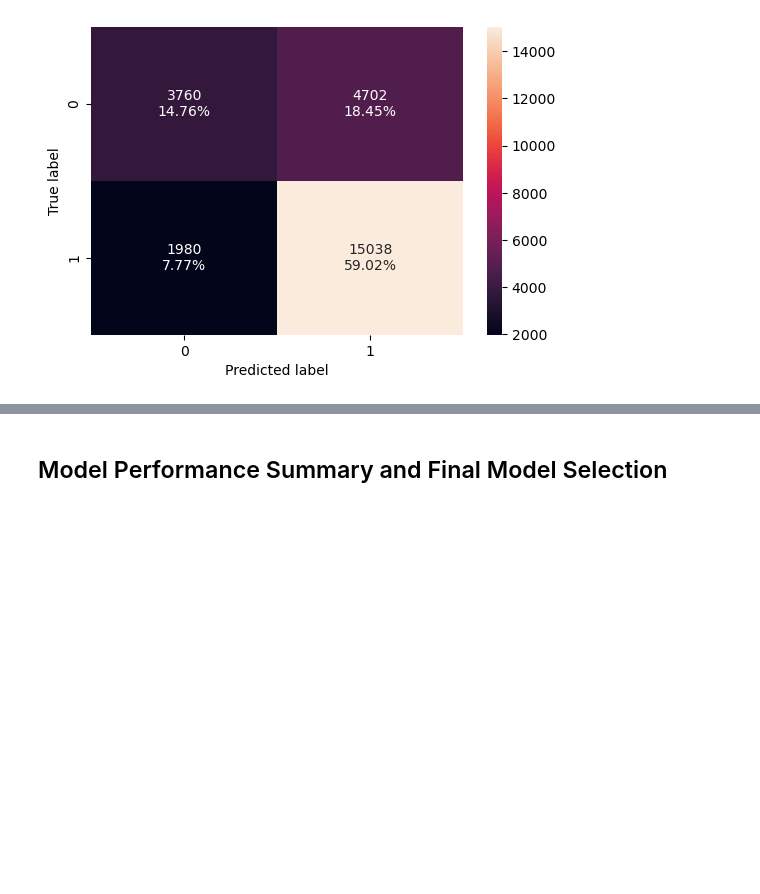
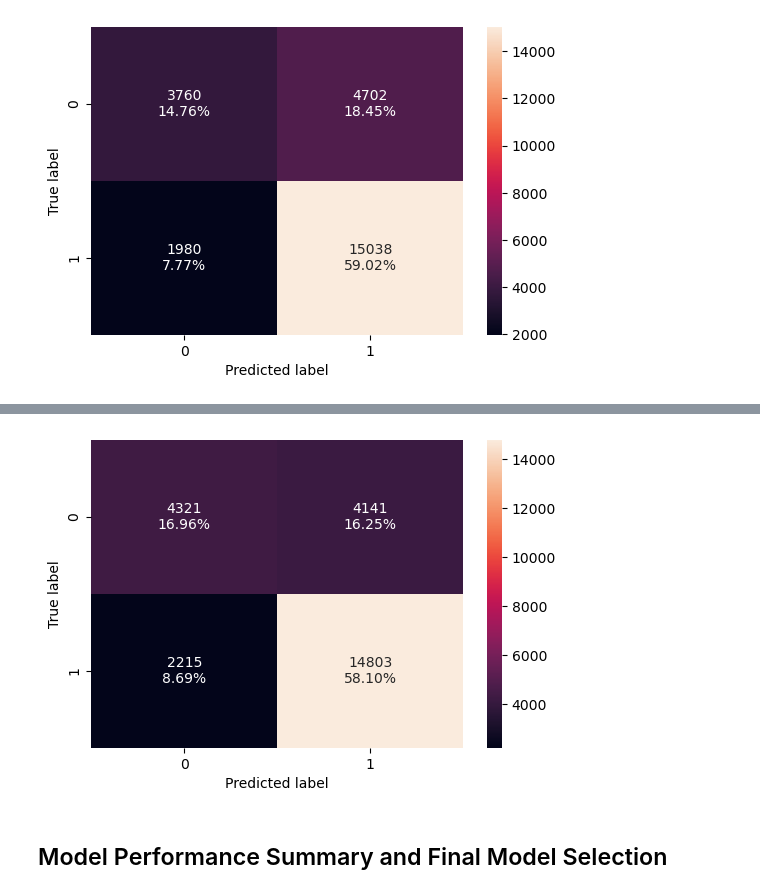
Before and after one commit to swamilikes2code/ds_practice, a Jupyter notebook: EasyVisa_Assignment_Raghuram_Thiagarajan_Full_Code.ipynb, the cells around one changed output, grey strips where cells are left out. Drawn from its saved outputs; the diff is of its cells as text; code cells hidden in the pictures; blank space fills up the shorter version.

```diff
--- a/EasyVisa_Assignment_Raghuram_Thiagarajan_Full_Code.ipynb
+++ b/EasyVisa_Assignment_Raghuram_Thiagarajan_Full_Code.ipynb
@@ -2067,0 +2334,20 @@ confusion_matrix_sklearn(gbc_estimator_tuned, easy_visa_features, easy_visa_targ
+# %%
+%%time
+
+# Type of scoring used to compare parameter combinations
+acc_scorer = metrics.make_scorer(metrics.precision_score)
+
+# Run the random search
+xgb_grid_precision_obj = RandomizedSearchCV(xgb_estimator_cv,
+                                         parameters,
+                                         n_iter=100,
+                                         scoring=acc_scorer,
+                                         cv=10,
+                                         random_state = 42,
+                                         n_jobs = -1,
+                                         verbose = 2)
+
+xgb_grid_precision_obj = xgb_grid_precision_obj.fit(X_train, y_train)
+
+# Print the best combination of parameters
+xgb_grid_precision_obj.best_params_
@@ -2067,0 +2367,9 @@ confusion_matrix_sklearn(gbc_estimator_tuned, easy_visa_features, easy_visa_targ
+# %%
+xgb_estimator_tuned_precision = XGBClassifier(n_estimators=xgb_grid_precision_obj.best_params_['n_estimators'],
+                                          gamma=xgb_grid_precision_obj.best_params_['gamma'],
+                                          subsample=xgb_grid_precision_obj.best_params_['subsample'],
+                                          colsample_bytree=xgb_grid_precision_obj.best_params_['colsample_bytree'],
+                                          colsample_bylevel=xgb_grid_precision_obj.best_params_['colsample_bylevel'],
+                                          random_state=42
+                                          )
+xgb_estimator_tuned_precision.fit(X_train, y_train)
@@ -2068,2 +2453,6 @@ confusion_matrix_sklearn(gbc_estimator_tuned, easy_visa_features, easy_visa_targ
+# %%
+confusion_matrix_sklearn(xgb_estimator_tuned_precision, easy_visa_features, easy_visa_target)
+# %% [output]
+[figure, added]
 # %% [markdown]
 ## Model Performance Summary and Final Model Selection
```
Also changed, not shown: parts of 80 cells of this notebook, 1 other file.
